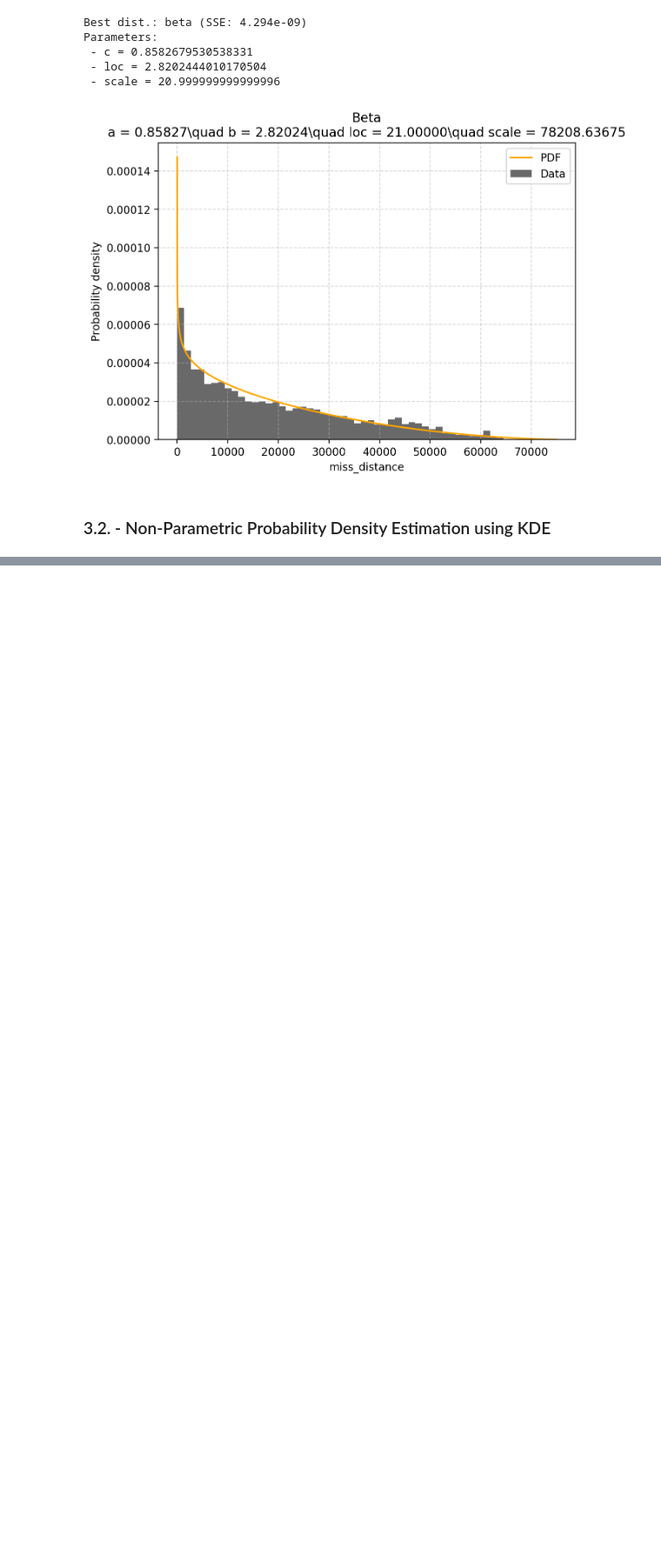
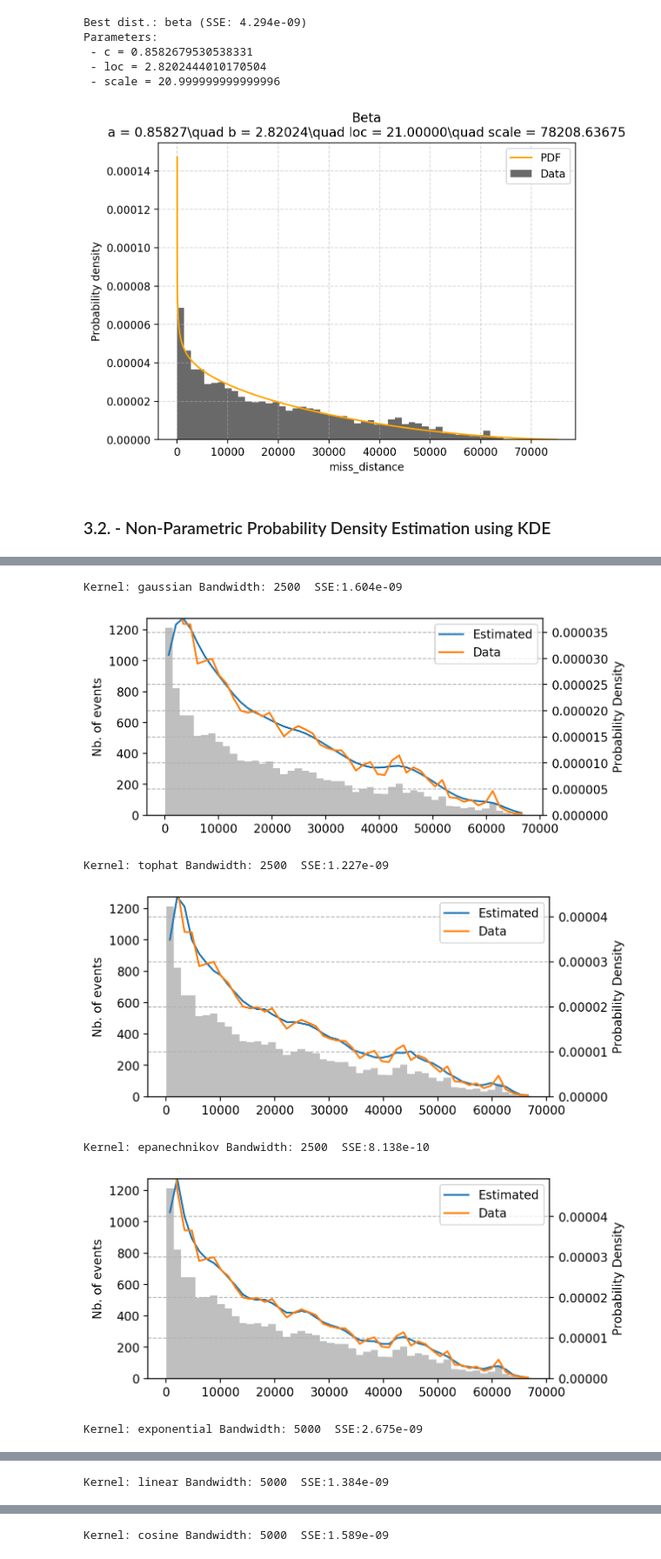
Before and after one commit to JJavierRosales/scapy, a Jupyter notebook: notebooks/Kelvins - Collision Avoidance Challenge + EDA.ipynb, the cells around one changed output, grey strips where cells are left out. Shown at 87% size. Saved outputs shown, nothing was run; the diff lists cells and outputs as text; code cells hidden in the pictures; blank space fills up the shorter version.

```diff
--- a/notebooks/Kelvins - Collision Avoidance Challenge + EDA.ipynb
+++ b/notebooks/Kelvins - Collision Avoidance Challenge + EDA.ipynb
@@ -553,0 +629,41 @@ from sklearn.neighbors import KernelDensity
+# %%
+bandwidths = np.array([0.25, 0.25, 0.25, 0.5, 0.5, 0.5])*10000
+
+for kernel, bandwidth in zip(kernels, bandwidths):
+    kde = KernelDensity(kernel=kernel, bandwidth=bandwidth).fit(data)
+
+    # Compute the log-likelihood of each sample under the model.
+    log_dens = kde.score_samples(X)
+    dens_estimated = np.exp(log_dens)
+
+    # Compute Sum of Squared Errors (SSE) for the density estimation
+    sse = np.sum((dens_estimated - dens_data)**2)
+
+    print('Kernel: %s Bandwidth: %d  SSE:%.3e' % (kernel, bandwidth, sse))
+
+    # Create figure to plot probability densities and histogram
+    fig, ax_hist = plt.subplots(figsize=(6,3))
+
+    # Create a secondary axis for the histogram.
+    ax_dens = ax_hist.twinx()
+
+    ax_hist.hist(data, bins=bins, alpha=0.5, color='gray')
+    ax_dens.plot(X[:,0], dens_estimated, label=r'Estimated')
+    ax_dens.plot(X[:,0], dens_data, label=r'Data')
+
+    ax_dens.set_xlabel(r'Miss distance (km)')
+    ax_dens.set_ylabel(r'Probability Density')
+    ax_hist.set_ylabel(r'Nb. of events')
+
+    ax_dens.set_ylim(0,dens_estimated.max())
+    plt.grid(True, linestyle='--')
+    plt.legend(loc='best')
+    plt.show()
+# %% [output]
+Kernel: gaussian Bandwidth: 2500  SSE:1.604e-09
+[figure, added]
+Kernel: tophat Bandwidth: 2500  SSE:1.227e-09
+[figure, added]
+Kernel: epanechnikov Bandwidth: 2500  SSE:8.138e-10
+[figure, added]
+Kernel: exponential Bandwidth: 5000  SSE:2.675e-09
@@ -553,0 +671 @@ from sklearn.neighbors import KernelDensity
+Kernel: linear Bandwidth: 5000  SSE:1.384e-09
@@ -553,0 +673 @@ from sklearn.neighbors import KernelDensity
+Kernel: cosine Bandwidth: 5000  SSE:1.589e-09
```
Also changed, not shown: parts of 4 cells of this notebook.
